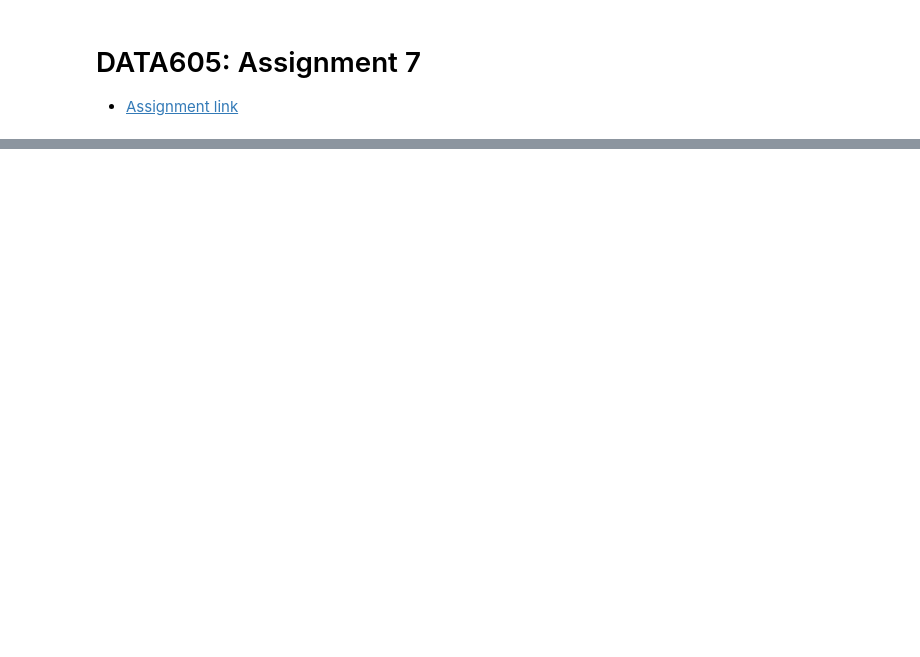
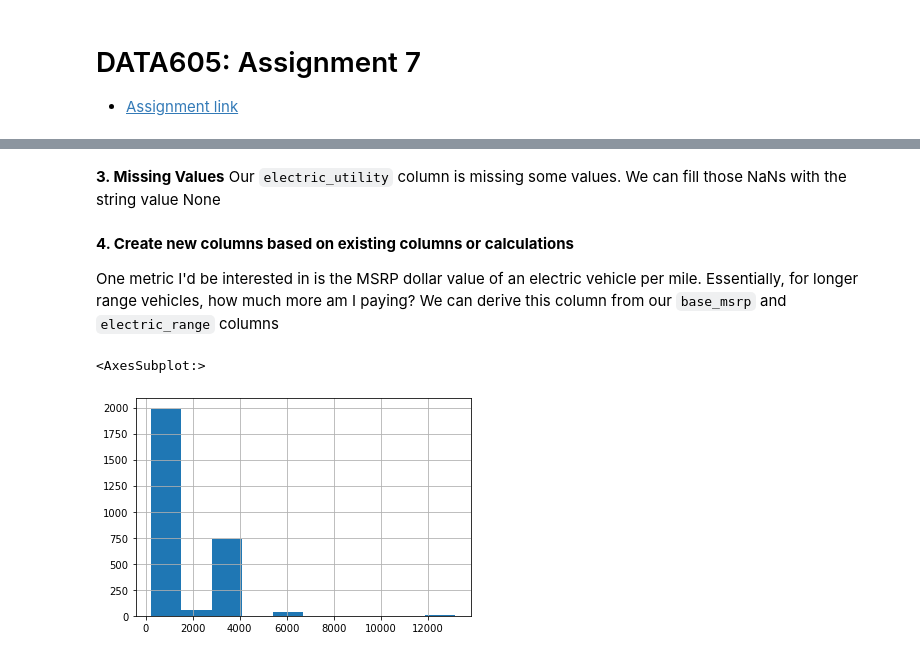
Before and after one commit to andrewbowen19/advancedProgrammingData602, a Jupyter notebook: src/assignment7.ipynb, the cells around one changed output, grey strips where cells are left out. Drawn from its saved outputs; the diff is of its cells as text; code cells hidden in the pictures; blank space fills up the shorter version.

```diff
--- a/src/assignment7.ipynb
+++ b/src/assignment7.ipynb
@@ -17,0 +64,11 @@ FileNotFoundError: [Errno 2] No such file or directory: 'data/electric_vehicles_
+# %%
+# Column name cleaning: Postal Cose -> postal_code
+# edge cases first
+df['clean_alternative_eligible'] = df['Clean Alternative Fuel Vehicle (CAFV) Eligibility']
+df['vehicle_id'] = df['VIN (1-10)']
+
+df = df.drop(['VIN (1-10)', 'Clean Alternative Fuel Vehicle (CAFV) Eligibility'], axis=1)
+
+# coerce to snake_case
+new_cols = [c.replace(" ", "_").lower() for c in df.columns]
+df.columns = new_cols
@@ -17,0 +77,6 @@ FileNotFoundError: [Errno 2] No such file or directory: 'data/electric_vehicles_
+# %%
+# Type cleaning: numeric columns should be integer type
+int_cols = ['electric_range', 'base_msrp']
+
+for i in int_cols:
+    df[i] = df[i].astype(int)
@@ -17,0 +92,17 @@ FileNotFoundError: [Errno 2] No such file or directory: 'data/electric_vehicles_
+# %% [markdown]
+**3. Missing Values**
+Our `electric_utility` column is missing some values. We can fill those NaNs with the string value None
+# %%
+df['electric_utility'] = df['electric_utility'].fillna("None")
+# %% [markdown]
+**4. Create new columns based on existing columns or calculations**
+
+One metric I'd be interested in is the MSRP dollar value of an electric vehicle per mile. Essentially, for longer range vehicles, how much more am I paying? We can derive this column from our `base_msrp` and `electric_range` columns
+# %%
+df['msrp_per_mile'] = df['base_msrp'] / df['electric_range']
+
+# Plotting a histogram of these vals, using loc to get vehicles for which we have MSRP vals
+df.loc[df['base_msrp'] > 0]['msrp_per_mile'].hist()
+# %% [output]
+<AxesSubplot:>
+[figure, added]
```
Also changed, not shown: parts of 32 cells of this notebook, 1 other file.
